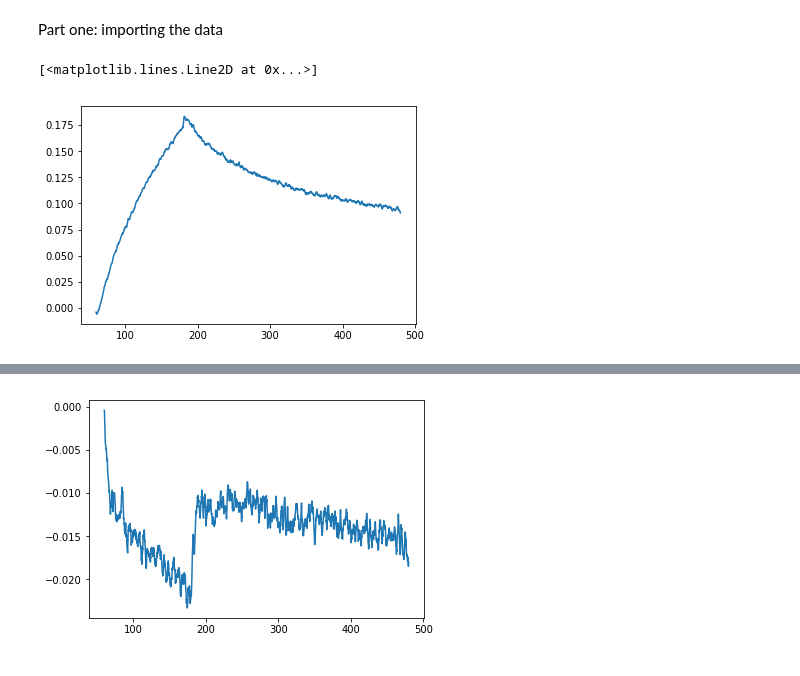
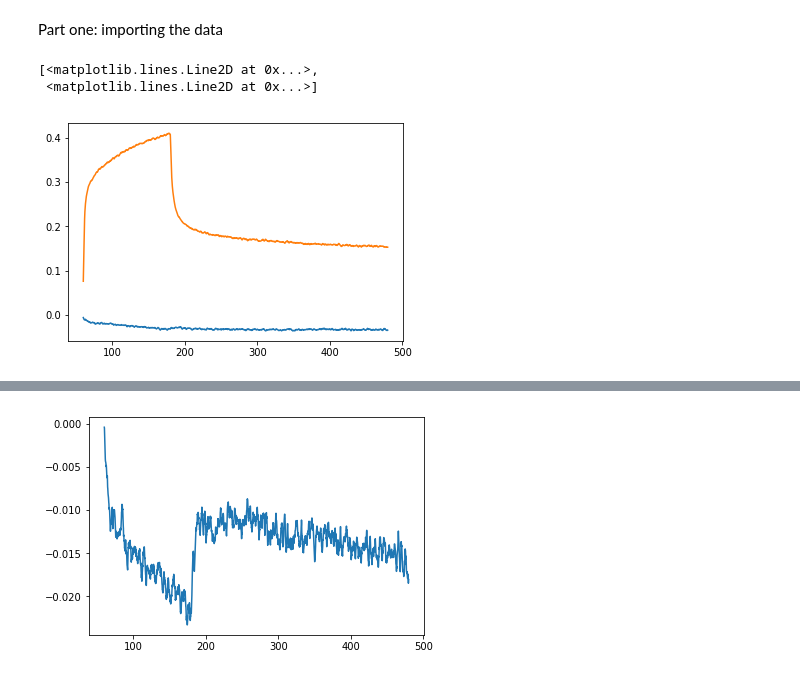
Before and after one commit to DexterAntonio/pthBLI, a Jupyter notebook: processingData.ipynb, the cells around one changed output, grey strips where cells are left out. Cells and saved outputs as stored; diff of their text form; code cells hidden in the pictures.

```diff
--- a/processingData.ipynb
+++ b/processingData.ipynb
@@ -8,35 +8,57 @@ import csv
 import string
 import numpy as np
 import matplotlib.pyplot as plt #for plotting
+# %%
+class Run:
+    def __init__(self,name="",protein="",concentration=0,model="oneToone",t=[],r=[]):
+        self.name = name
+        self.protein = protein
+        self.concentrration = concentration
+        self.model = model
+        self.t = t
+        self.r = r
 # %%
 fileList = ['C:/Users/dexte/Desktop/pdata/A1.xls', 'C:/Users/dexte/Desktop/pdata/A2.xls', 'C:/Users/dexte/Desktop/pdata/A3.xls', 'C:/Users/dexte/Desktop/pdata/A4.xls', 'C:/Users/dexte/Desktop/pdata/B1.xls', 'C:/Users/dexte/Desktop/pdata/B2.xls', 'C:/Users/dexte/Desktop/pdata/B3.xls', 'C:/Users/dexte/Desktop/pdata/B4.xls', 'C:/Users/dexte/Desktop/pdata/C1.xls', 'C:/Users/dexte/Desktop/pdata/C2.xls', 'C:/Users/dexte/Desktop/pdata/C3.xls', 'C:/Users/dexte/Desktop/pdata/C4.xls', 'C:/Users/dexte/Desktop/pdata/D1.xls', 'C:/Users/dexte/Desktop/pdata/D2.xls', 'C:/Users/dexte/Desktop/pdata/D3.xls', 'C:/Users/dexte/Desktop/pdata/D4.xls', 'C:/Users/dexte/Desktop/pdata/E1.xls', 'C:/Users/dexte/Desktop/pdata/E2.xls', 'C:/Users/dexte/Desktop/pdata/E3.xls', 'C:/Users/dexte/Desktop/pdata/E4.xls', 'C:/Users/dexte/Desktop/pdata/F1.xls', 'C:/Users/dexte/Desktop/pdata/F2.xls', 'C:/Users/dexte/Desktop/pdata/F3.xls', 'C:/Users/dexte/Desktop/pdata/F4.xls', 'C:/Users/dexte/Desktop/pdata/F4.xls', 'C:/Users/dexte/Desktop/pdata/G1.xls', 'C:/Users/dexte/Desktop/pdata/G3.xls', 'C:/Users/dexte/Desktop/pdata/H1.xls', 'C:/Users/dexte/Desktop/pdata/H3.xls']
-
+#make a file list
 isFc = [0, 0, 1, 1, 0, 0, 1, 1, 0, 0, 1,0, 0, 0, 1, 1, 0, 0, 1, 1, 0, 0, 1, 1,0, 0, 1,0,1]
 
 t_array = []
 r_array = []
+run_array = []
 conc_array = []
+run_num = 0
 for file in fileList:
     with open(file,'r') as csvFile:
         rowNum = 1
         fReader = csv.reader(csvFile)
         conc = 0
         t = []
         r = []
         for row in fReader:
             if(rowNum==2):
                 conc = row[0].split("\t")[1]
             if(rowNum >= 6):
                 t.append(float(row[0].split("\t")[0]))
                 r.append(float(row[0].split("\t")[1]))
 
 
             rowNum = rowNum + 1
     t_array.append(t)
     r_array.append(r)
     conc_array.append(conc)
 
-plt.plot(t_array[10],r_array[10],'-')
+    if(isFc[run_num]):
+        protein_name = "PTH-Fc"
+    else:
+        protein_name = "PTH"
+
+    tmpRun = Run(str(run_num),protein_name,conc,"oneToone",t,r)
+    run_array.append(tmpRun)
+
+    run_num = run_num + 1
+
+plt.plot(tmpRun.t,tmpRun.r,t_array[3],r_array[4],'-')
 # %% [output]
-[<matplotlib.lines.Line2D at 0x...>]
+[<matplotlib.lines.Line2D at 0x...>,
+ <matplotlib.lines.Line2D at 0x...>]
-[figure, old version]
+[figure, new version]
```
Also changed, not shown: parts of 2 cells of this notebook.
